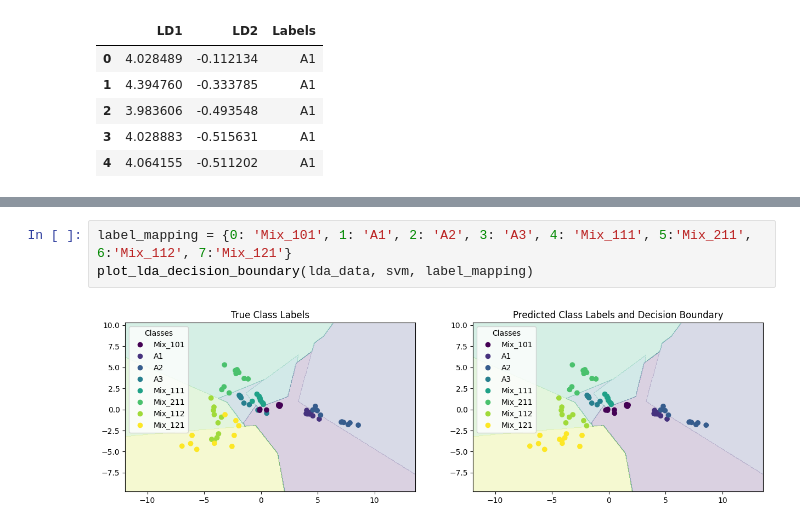
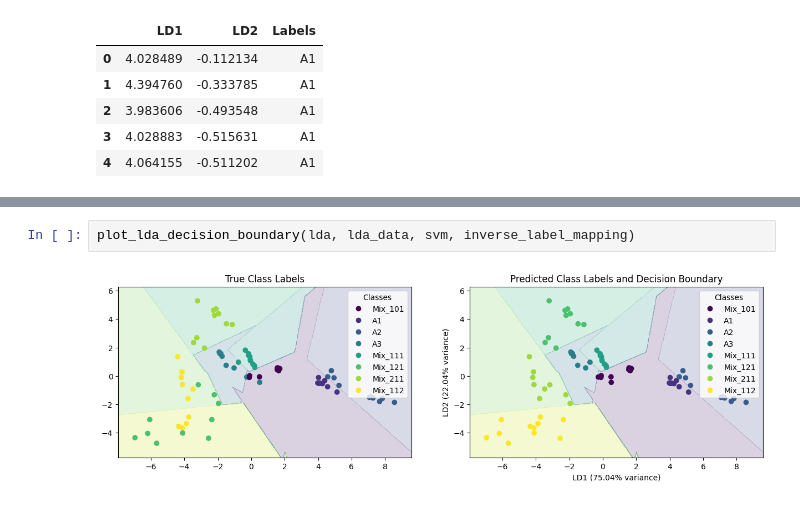
Before and after one commit to SohamD34/BTP, a Jupyter notebook: scripts/Mixture + Analytes/8 Mixtures/LDA_SVM.ipynb, the cells around one changed output, grey strips where cells are left out. Saved outputs shown, nothing was run; the diff lists cells and outputs as text.

```diff
--- a/scripts/Mixture + Analytes/8 Mixtures/LDA_SVM.ipynb
+++ b/scripts/Mixture + Analytes/8 Mixtures/LDA_SVM.ipynb
@@ -102,8 +113,7 @@ Testing accuracy = 0.8125
-# %%
-label_mapping = {0: 'Mix_101', 1: 'A1', 2: 'A2', 3: 'A3', 4: 'Mix_111', 5:'Mix_211', 6:'Mix_112', 7:'Mix_121'}
-plot_lda_decision_boundary(lda_data, svm, label_mapping)
-# %% [output]
-[figure, removed]
+# %%
+plot_lda_decision_boundary(lda, lda_data, svm, inverse_label_mapping)
+# %% [output]
+[figure, added]
 # %%
 ''' Confusion matrix '''
 
```
Also changed, not shown: parts of 8 cells of this notebook, 26 other files.
